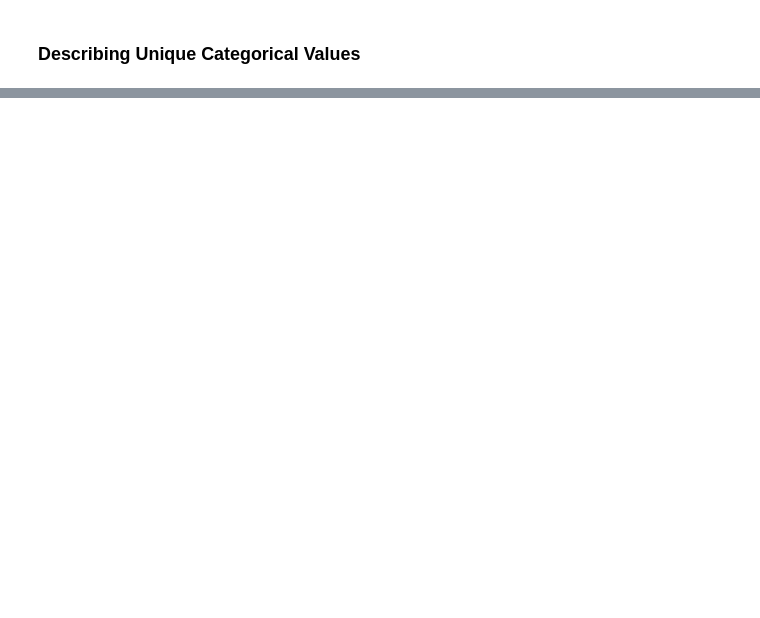
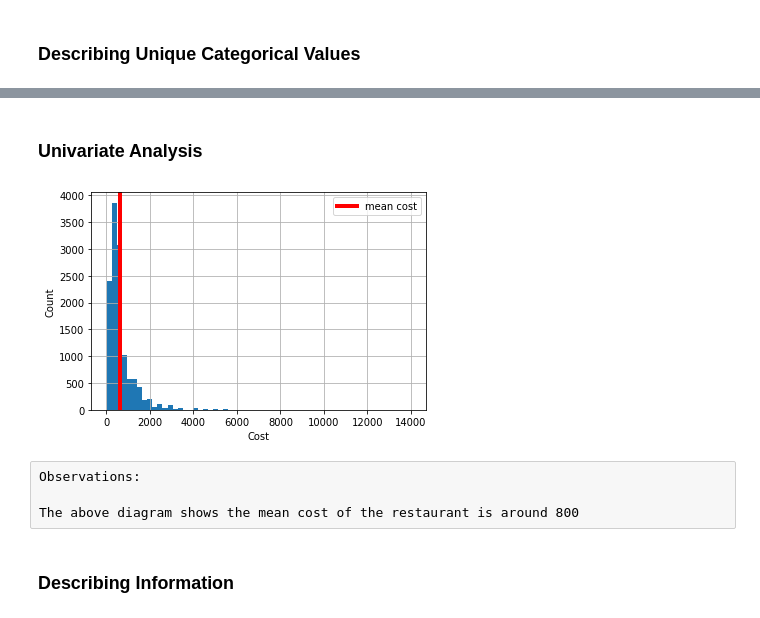
Before and after one commit to jazzcod/DataTrained_Evaluation_Projects, a Jupyter notebook: Evaluation_Project_8_Restaurants_Price.ipynb, the cells around one changed output, grey strips where cells are left out. Drawn from its saved outputs; the diff is of its cells as text; code cells hidden in the pictures; blank space fills up the shorter version.

```diff
--- a/Evaluation_Project_8_Restaurants_Price.ipynb
+++ b/Evaluation_Project_8_Restaurants_Price.ipynb
@@ -256,0 +282,4 @@ KeyError: 'Qualification'
+# %%
+#describing unique values in testing dataset
+for i in ds_res_test.columns:
+    print("Unique values in", i, ds_res_test[i].nunique())
@@ -256,0 +537,33 @@ KeyError: 'Qualification'
+# %%
+#cleaning column VOTES
+votes = list(ds_res_train['VOTES'])
+
+for i in range(len(votes)) :
+    try:
+       votes[i] = int(votes[i].split(" ")[0].strip())
+    except :
+       pass
+# %%
+#framing new training dataframe
+
+new_ds_res_train = {}
+
+new_ds_res_train['TITLE1'] = T1
+new_ds_res_train['TITLE2'] = T2
+new_ds_res_train['RESTAURANT_ID'] = ds_res_train["RESTAURANT_ID"]
+new_ds_res_train['CUISINE1'] = C1
+new_ds_res_train['CUISINE2'] = C2
+new_ds_res_train['CUISINE3'] = C3
+new_ds_res_train['CUISINE4'] = C4
+new_ds_res_train['CUISINE5'] = C5
+new_ds_res_train['CUISINE6'] = C6
+new_ds_res_train['CUISINE7'] = C7
+new_ds_res_train['CUISINE8'] = C8
+new_ds_res_train['CITY'] = cities
+new_ds_res_train['LOCALITY'] = localities
+new_ds_res_train['RATING'] = rates
+new_ds_res_train['VOTES'] = votes
+new_ds_res_train['COST'] = ds_res_train["COST"]
+
+new_ds_res_train = pd.DataFrame(new_ds_res_train)
+new_ds_res_train
@@ -256,0 +724,18 @@ KeyError: 'Qualification'
+# %% [markdown]
+### Univariate Analysis
+# %%
+COST=new_ds_res_train["COST"].hist(bins=60)
+mean_val=np.mean(new_ds_res_train["COST"])
+plt.axvline(mean_val,linewidth=4,color="red",label="mean cost")
+plt.xlabel("Cost")
+plt.ylabel("Count")
+plt.legend()
+plt.show()
+# %% [output]
+[figure, added]
+# %% [raw]
+Observations:
+
+The above diagram shows the mean cost of the restaurant is around 800
+# %% [markdown]
+### Describing Information
```
Also changed, not shown: parts of 91 cells of this notebook.
